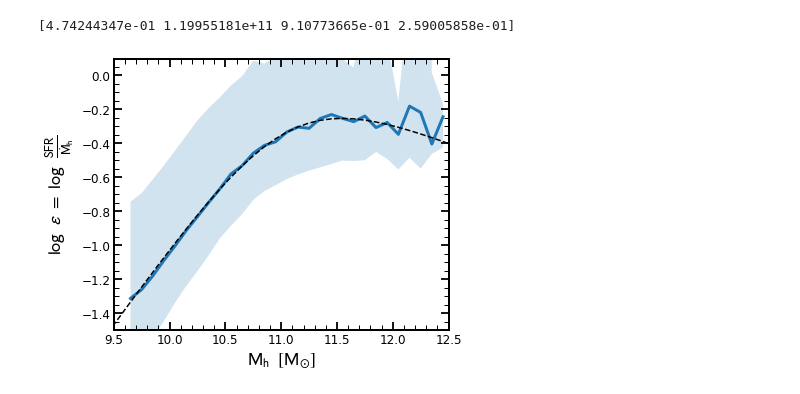
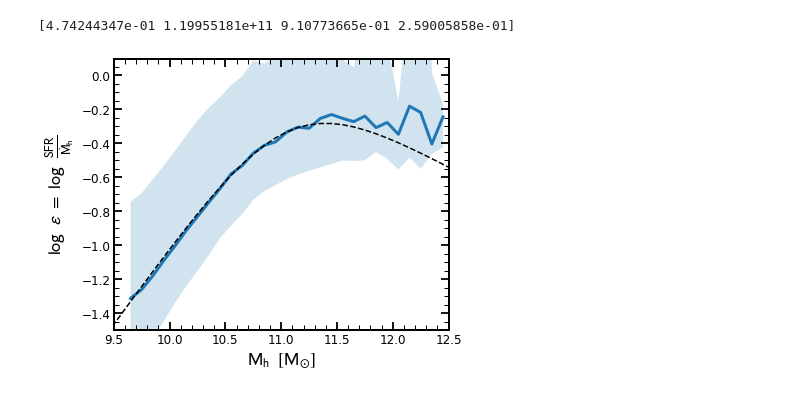
Before and after one commit to stacchella/halo_model, a Jupyter notebook: scripts/Calibration.ipynb, the cells around one changed output. Cells and saved outputs as stored; diff of their text form; code cells hidden in the pictures.

```diff
--- a/scripts/Calibration.ipynb
+++ b/scripts/Calibration.ipynb
@@ -314,24 +314,24 @@ print popt
 # %%
 # plot efficiency with fit
 
 fig, ax = plt.subplots(nrows=1, ncols=1, figsize=(6, 5))
 
 ax.plot(Mh_list, np.log10(epsilon_median), '-', lw=3)
 ax.fill_between(Mh_list, np.log10(epsilon_16pers), np.log10(epsilon_84pers), alpha=0.2)
 
-ax.plot(Mh_list, np.log10(double_power_law(Mh_list, popt[0], popt[1], popt[2], popt[3])), '--', color='black')
+ax.plot(Mh_list, np.log10(double_power_law(Mh_list, popt[0], popt[1], popt[2], popt[3]+0.1)), '--', color='black')
 
 ax.set_xlabel(r'$\mathrm{M}_{\rm h}\/\/\/\/[\mathrm{M}_{\odot}]$', fontsize=18)
 ax.set_ylabel(r'$\log\/\/\/\/\epsilon\/\/=\/\/\log\/\/\/\/\frac{\rm SFR}{\rm \dot{M}_{\rm h}}$', fontsize=18)
 
 ax.set_xlim([9.5, 12.5])
 ax.set_ylim([-1.5, 0.1])
 
 plt.legend(frameon=False, fontsize=14)
 plt.savefig(path_figures + 'Calibration/efficency_' + SFH_type_option + '.pdf', bbox_inches='tight')
 plt.show()
 # %% [output]
-[figure, old version]
+[figure, new version]
 # %%
 # re-format epsilon
 
```
Also changed, not shown: 1 other file.
